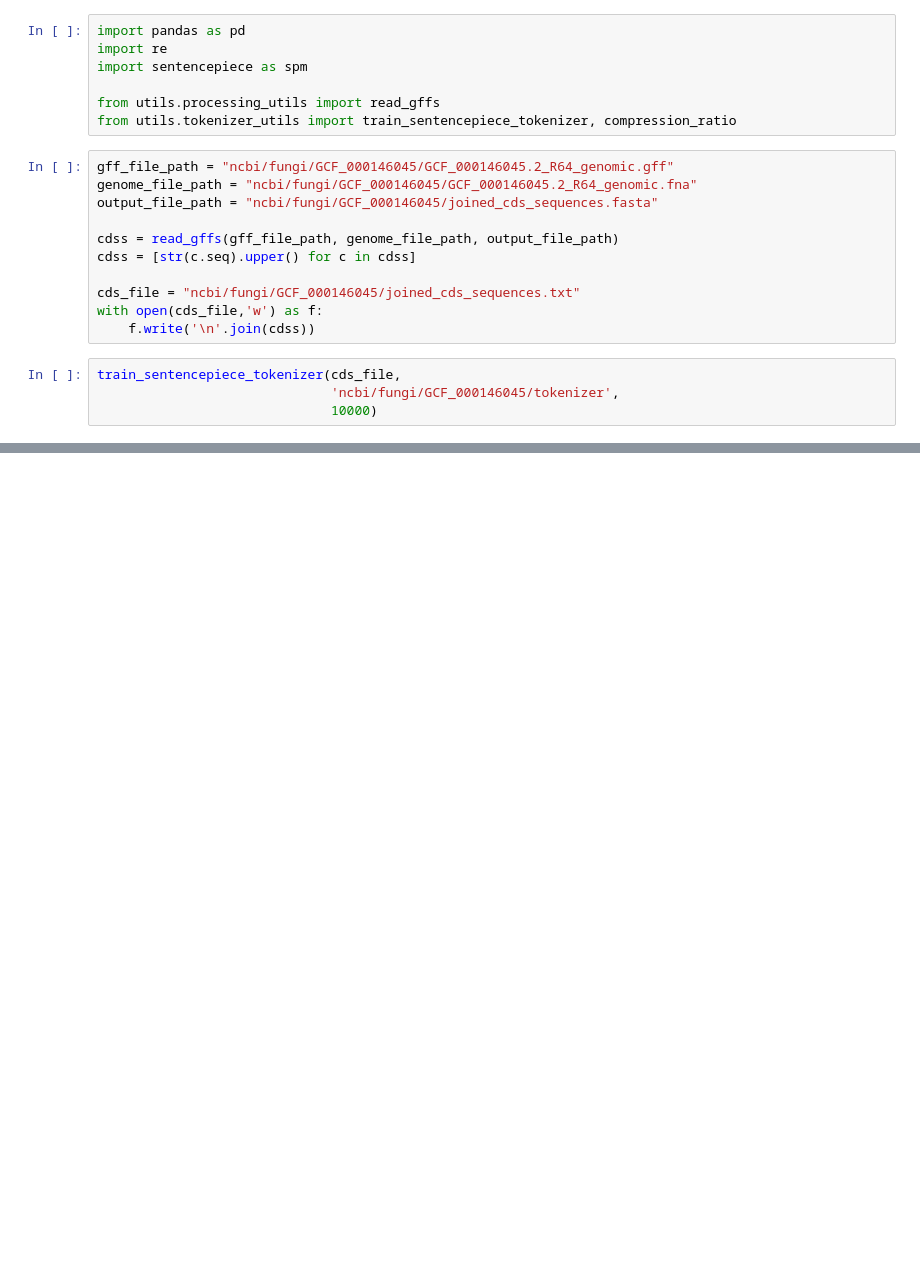
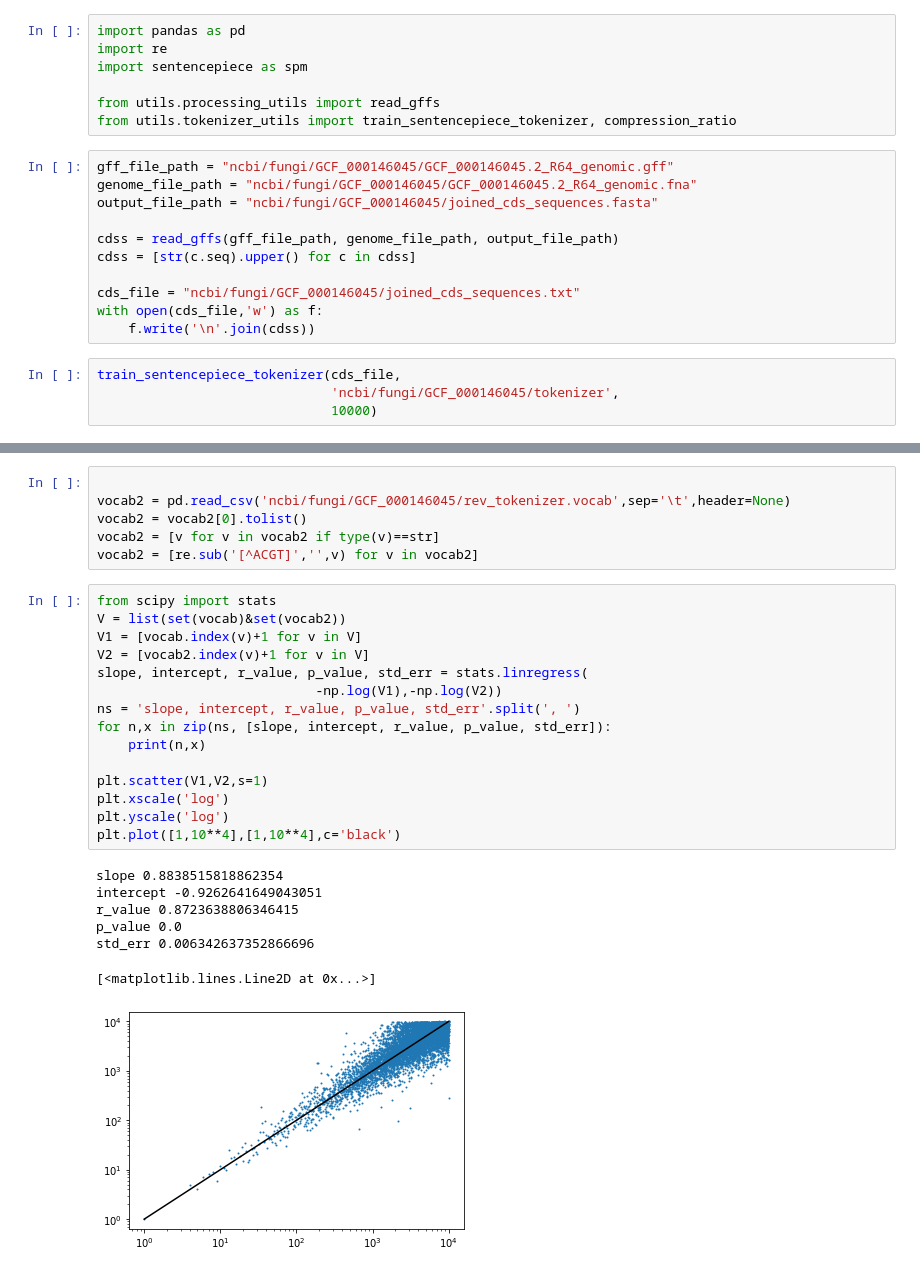
Before and after one commit to mccsandora/biotokens, a Jupyter notebook: tokenize_cds.ipynb, the cells around one changed output, grey strips where cells are left out. Cells and saved outputs as stored; diff of their text form; blank space fills up the shorter version.

```diff
--- a/tokenize_cds.ipynb
+++ b/tokenize_cds.ipynb
@@ -39,0 +197,29 @@ compression_ratio(''.join(cdss),toks,vocab)
+# %%
+
+vocab2 = pd.read_csv('ncbi/fungi/GCF_000146045/rev_tokenizer.vocab',sep='\t',header=None)
+vocab2 = vocab2[0].tolist()
+vocab2 = [v for v in vocab2 if type(v)==str]
+vocab2 = [re.sub('[^ACGT]','',v) for v in vocab2]
+# %%
+from scipy import stats
+V = list(set(vocab)&set(vocab2))
+V1 = [vocab.index(v)+1 for v in V]
+V2 = [vocab2.index(v)+1 for v in V]
+slope, intercept, r_value, p_value, std_err = stats.linregress(
+                            -np.log(V1),-np.log(V2))
+ns = 'slope, intercept, r_value, p_value, std_err'.split(', ')
+for n,x in zip(ns, [slope, intercept, r_value, p_value, std_err]):
+    print(n,x)
+
+plt.scatter(V1,V2,s=1)
+plt.xscale('log')
+plt.yscale('log')
+plt.plot([1,10**4],[1,10**4],c='black')
+# %% [output]
+slope 0.8838515818862354
+intercept -0.9262641649043051
+r_value 0.8723638806346415
+p_value 0.0
+std_err 0.006342637352866696
+[<matplotlib.lines.Line2D at 0x...>]
+[figure, added]
```
Also changed, not shown: parts of 24 cells of this notebook, 1 other file.
